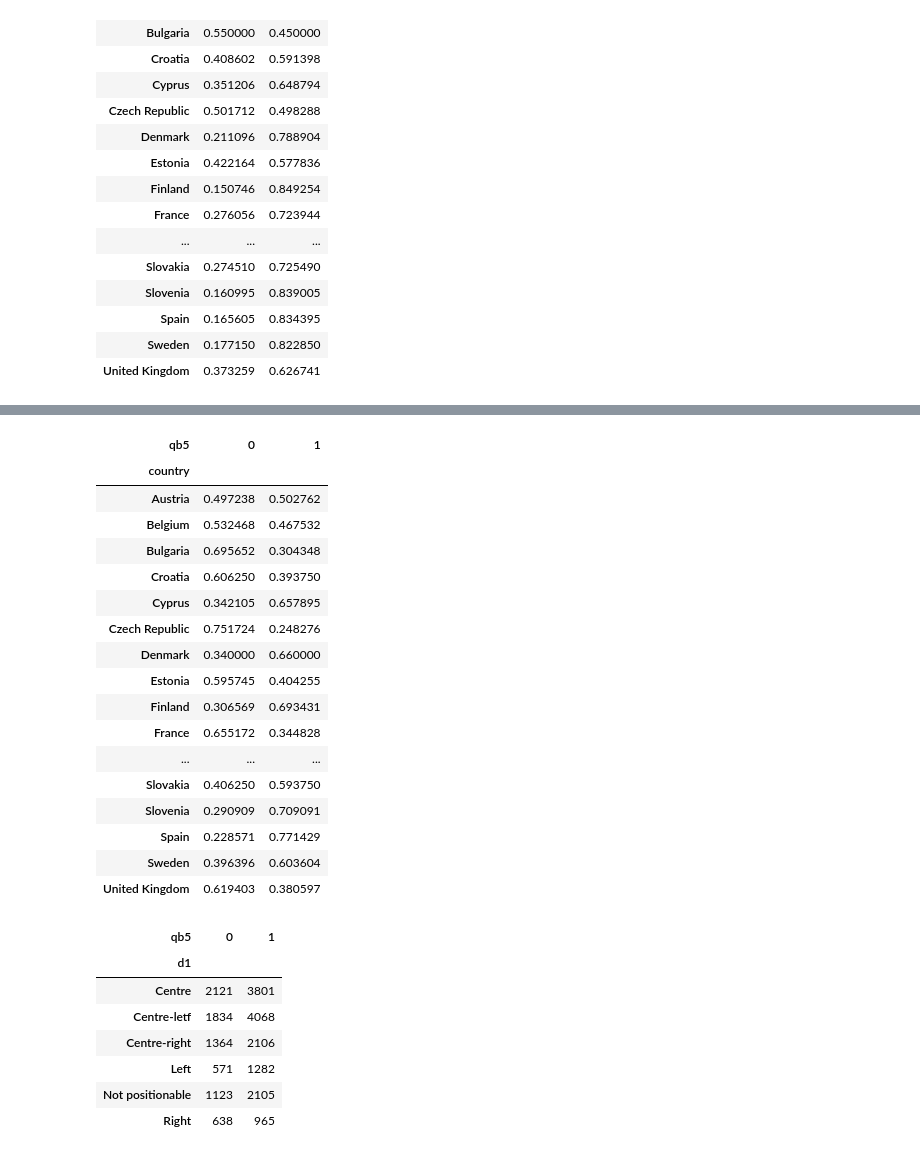
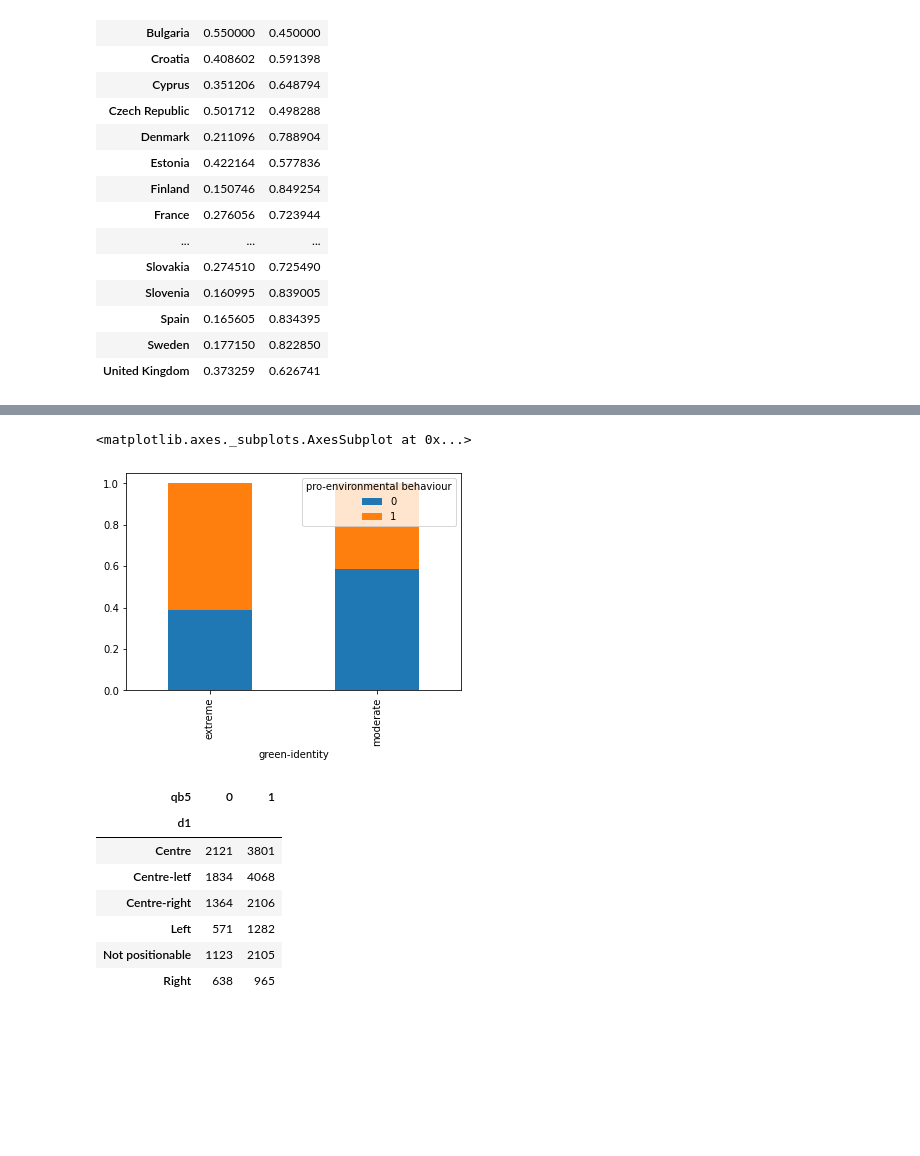
Before and after one commit to claudiagiuspoli/pro-environmental-behaviour, a Jupyter notebook: interpretation.ipynb, the cells around one changed output, grey strips where cells are left out. Saved outputs shown, nothing was run; the diff lists cells and outputs as text; code cells hidden in the pictures; blank space fills up the shorter version.

```diff
--- a/interpretation.ipynb
+++ b/interpretation.ipynb
@@ -277,24 +301,9 @@ ct.plot.bar(stacked=True)
-# %%
-ct
-# %% [output]
-| qb5 | 0 | 1 |
-| country |  |  |
-| Austria | 0.497238 | 0.502762 |
-| Belgium | 0.532468 | 0.467532 |
-| Bulgaria | 0.695652 | 0.304348 |
-| Croatia | 0.606250 | 0.393750 |
-| Cyprus | 0.342105 | 0.657895 |
-| Czech Republic | 0.751724 | 0.248276 |
-| Denmark | 0.340000 | 0.660000 |
-| Estonia | 0.595745 | 0.404255 |
-| Finland | 0.306569 | 0.693431 |
-| France | 0.655172 | 0.344828 |
-| ... | ... | ... |
-| Slovakia | 0.406250 | 0.593750 |
-| Slovenia | 0.290909 | 0.709091 |
-| Spain | 0.228571 | 0.771429 |
-| Sweden | 0.396396 | 0.603604 |
-| United Kingdom | 0.619403 | 0.380597 |
+# %%
+ct = pd.crosstab(df2['green-identity'], df2['pro-environmental behaviour']).apply(lambda r: r/r.sum(), axis=1)
+ct.plot.bar(stacked=True)
+# %% [output]
+<matplotlib.axes._subplots.AxesSubplot at 0x...>
+[figure, added]
 # %%
 pd.crosstab(df['d1'], df['qb5']).apply(lambda r: r/r.sum(), axis=1)
 pd.crosstab(df['d1'], df['qb5'])
```
Also changed, not shown: parts of 4 cells of this notebook, 2 other files.
